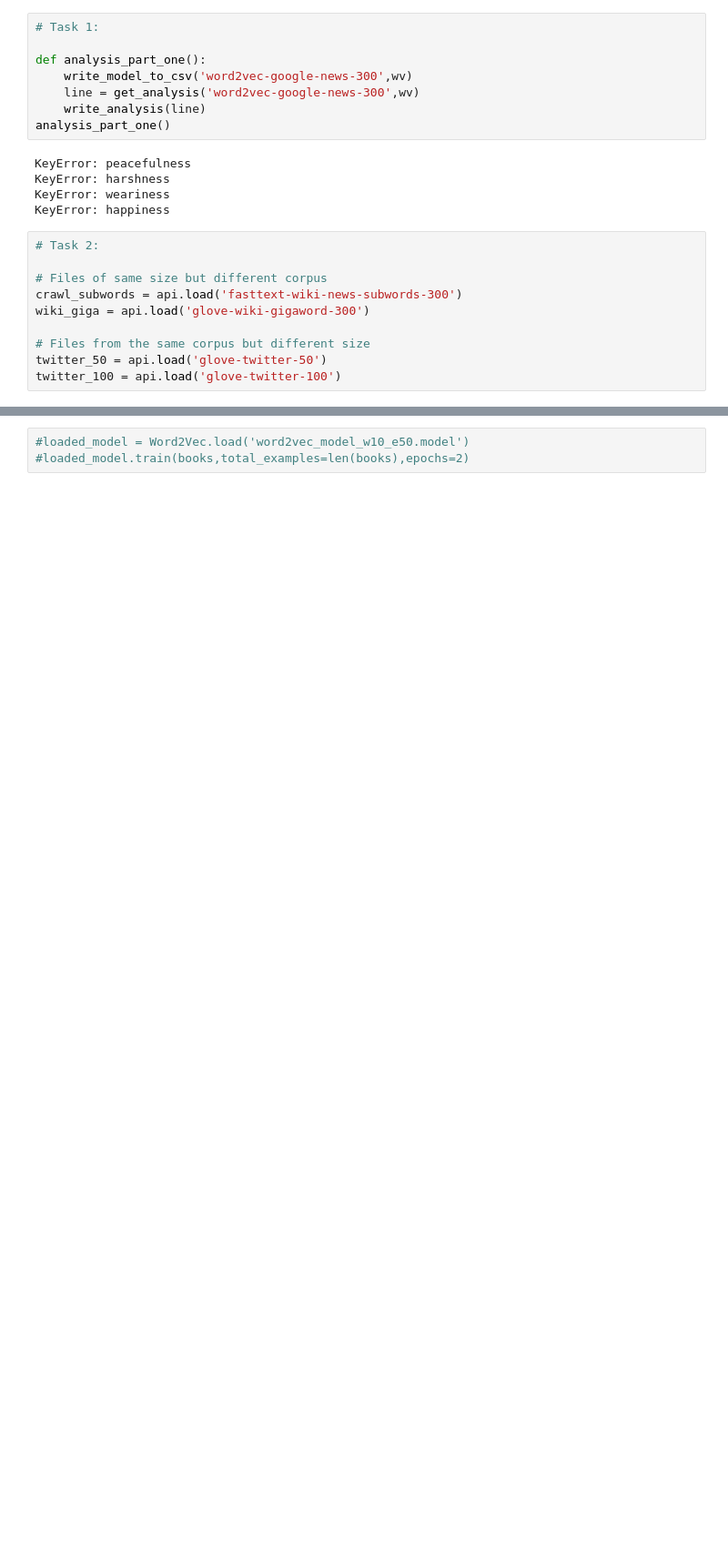
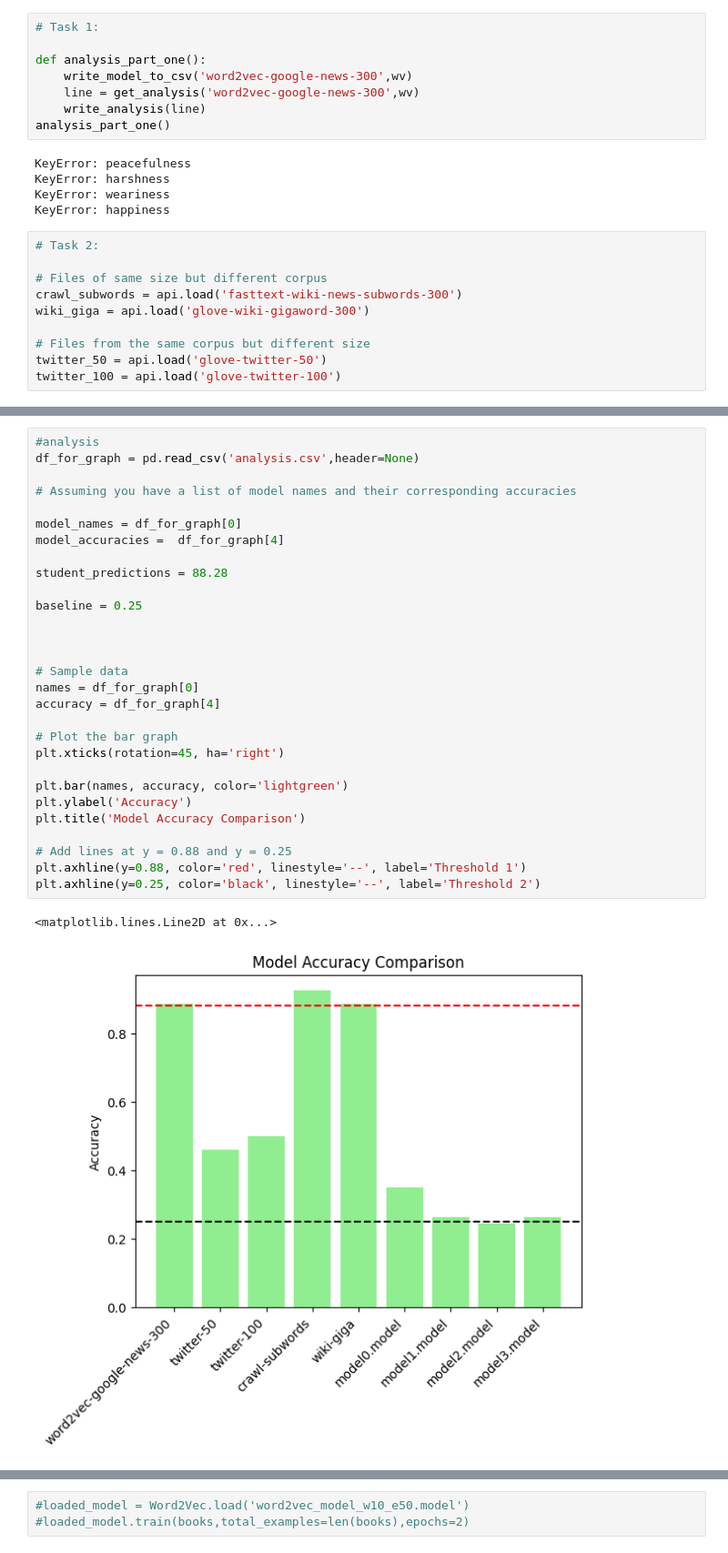
Before and after one commit to LouMeziere/Synonym-Test, a Jupyter notebook: file.ipynb, the cells around one changed output, grey strips where cells are left out. Shown at 91% size. Drawn from its saved outputs; the diff is of its cells as text; blank space fills up the shorter version.

```diff
--- a/file.ipynb
+++ b/file.ipynb
@@ -142,3 +219,35 @@ analysis_part_two()
+# %%
+#analysis
+df_for_graph = pd.read_csv('analysis.csv',header=None)
+
+# Assuming you have a list of model names and their corresponding accuracies
+
+model_names = df_for_graph[0]
+model_accuracies =  df_for_graph[4]
+
+student_predictions = 88.28
+
+baseline = 0.25
+
+
+
+# Sample data
+names = df_for_graph[0]
+accuracy = df_for_graph[4]
+
+# Plot the bar graph
+plt.xticks(rotation=45, ha='right')
+
+plt.bar(names, accuracy, color='lightgreen')
+plt.ylabel('Accuracy')
+plt.title('Model Accuracy Comparison')
+
+# Add lines at y = 0.88 and y = 0.25
+plt.axhline(y=0.88, color='red', linestyle='--', label='Threshold 1')
+plt.axhline(y=0.25, color='black', linestyle='--', label='Threshold 2')
+# %% [output]
+<matplotlib.lines.Line2D at 0x...>
+[figure, added]
 # %%
 def part_three():
 
```
Also changed, not shown: parts of 11 cells of this notebook, 25 other files.
